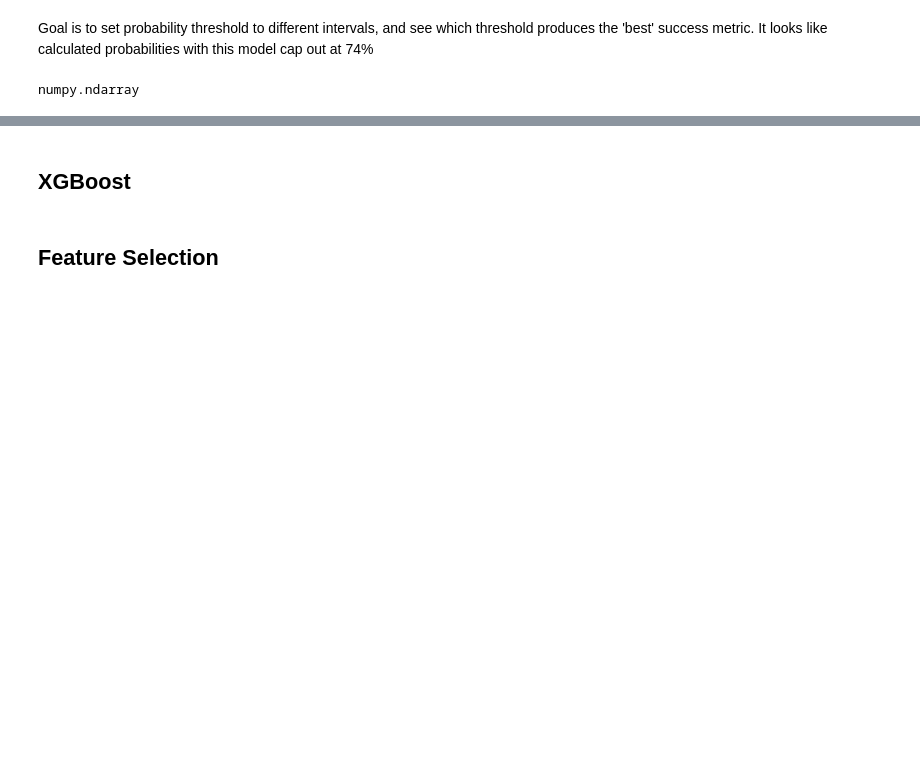
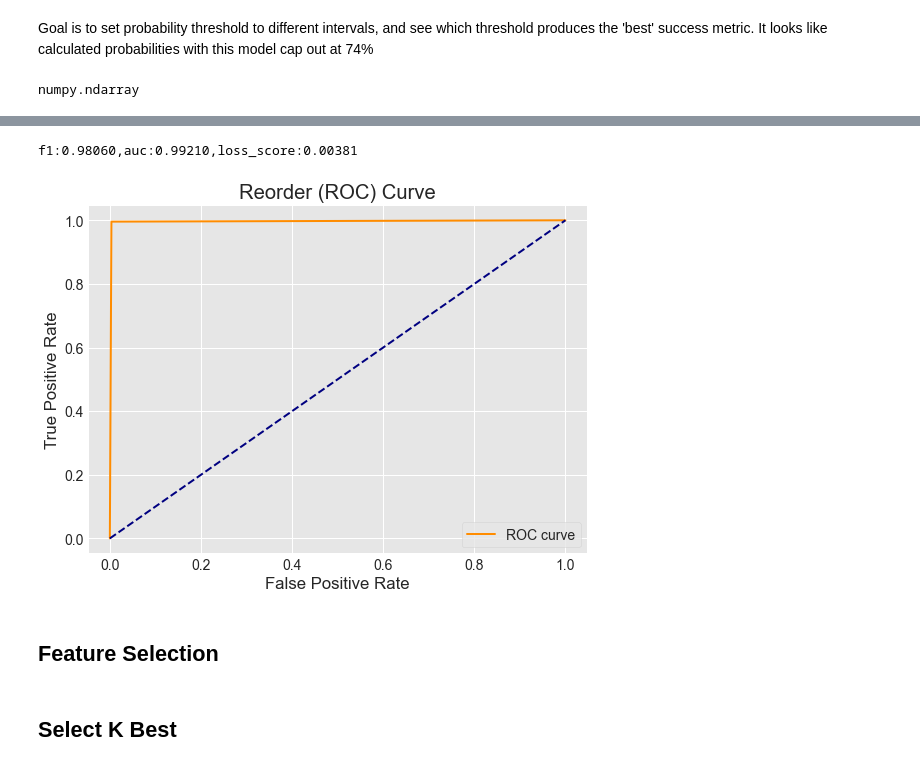
Before and after one commit to tchen052/Instacart-Market-Basket-Analysis, a Jupyter notebook: ipynb/models/model_testing.ipynb, the cells around one changed output, grey strips where cells are left out. Saved outputs shown, nothing was run; the diff lists cells and outputs as text; code cells hidden in the pictures; blank space fills up the shorter version.

```diff
--- a/ipynb/models/model_testing.ipynb
+++ b/ipynb/models/model_testing.ipynb
@@ -113,7 +163,9 @@ print(X_test.shape)
 # %%
 from sklearn.linear_model import LogisticRegression
 # %%
-logreg = LogisticRegression(solver='lbfgs', max_iter=400)
+X_train, X_test, y_train, y_test = train_test_split(Z_scaled,y, test_size=0.2, random_state=42)
+
+logreg = LogisticRegression(max_iter=500)
 logreg.fit(X_train, y_train)
 
 y_pred = logreg.predict(X_test)
@@ -232,2 +259,0 @@ weighted avg       0.84      0.90      0.86   1355946
-# %% [markdown]
-## XGBoost
@@ -236,2 +260,45 @@ import xgboost
+# %%
+cm = pd.DataFrame(metrics.confusion_matrix
+                  (y_true=y_test, y_pred=reorder_logit_prob > 0.65),
+                  columns=['Negative Pred', 'Positive Pred'])
+tn = cm.iloc[0,0]
+fn = cm.iloc[1,0]
+fp = cm.iloc[0,1]
+tp = cm.iloc[1,1]
+
+acc = (tp+tn) / (tp+tn+fp+fn)
+sen = (tp) / (tp+fn)
+prec = tp / (tp+fp)
+rec = tp/(tp+fn)
+pp = tp / (tp+fp)
+
+f1=f1_score(y_test,reorder_logit_prob > .65)
+brier=brier_score_loss(y_test, reorder_logit_prob > .65)
+auc=roc_auc_score(y_test, reorder_logit_prob > .65)
+
+print(f"f1:{f1:.5f},auc:{auc:.5f},loss_score:{brier:.5f}")
+# %% [output]
+f1:0.98060,auc:0.99210,loss_score:0.00381
+# %%
+from sklearn.metrics import roc_curve, auc
+fpr, tpr, thresholds = roc_curve(y_test, y_pred)
+
+#Visualization for ROC curve
+sns.set_style("darkgrid", {"axes.facecolor": ".9"})
+
+plt.figure(figsize=(8,6))
+lw = 2
+plt.plot(fpr, tpr, color='darkorange',
+         lw=lw, label='ROC curve')
+plt.plot([0, 1], [0, 1], color='navy', lw=lw, linestyle='--')
+plt.xlabel('False Positive Rate')
+plt.ylabel('True Positive Rate')
+plt.title('Reorder (ROC) Curve')
+plt.legend(loc="lower right")
+plt.show()
+# %% [output]
+[figure, added]
 # %% [markdown]
 ## Feature Selection
+# %% [markdown]
+## Select K Best
```
Also changed, not shown: parts of 35 cells of this notebook, 1 other file.
